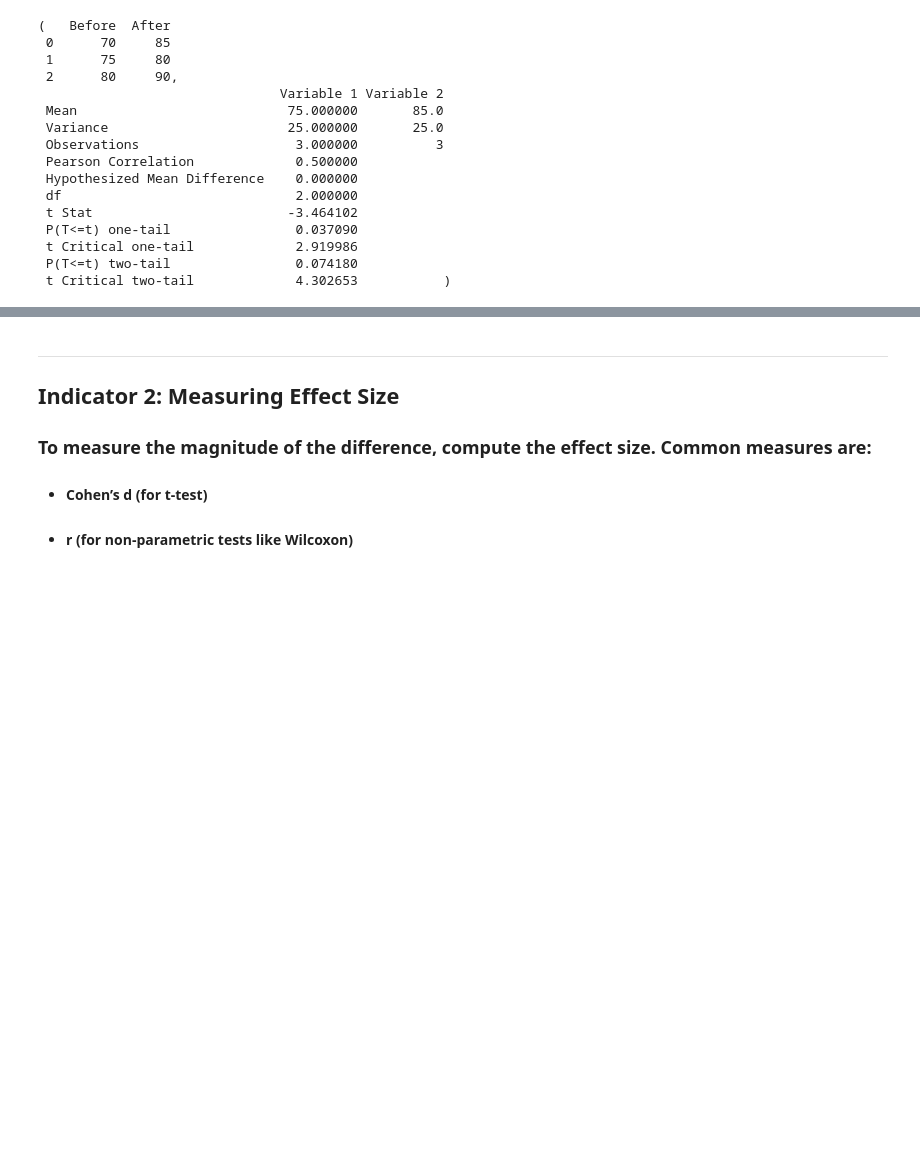
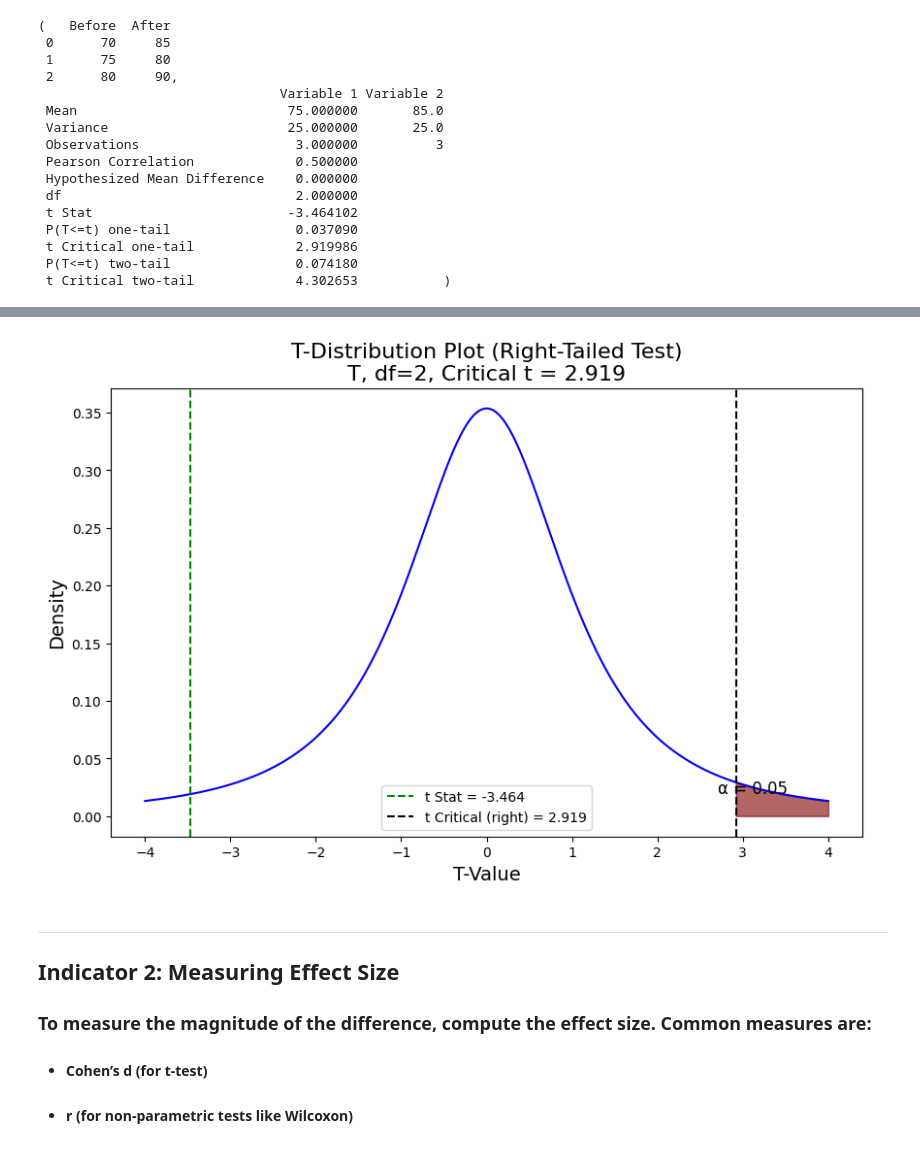
Before and after one commit to silverstory/mabc202-topic-ajm, a Jupyter notebook: presentation-pre-post-test.ipynb, the cells around one changed output, grey strips where cells are left out. Saved outputs shown, nothing was run; the diff lists cells and outputs as text; code cells hidden in the pictures; blank space fills up the shorter version.

```diff
--- a/presentation-pre-post-test.ipynb
+++ b/presentation-pre-post-test.ipynb
@@ -433,3 +452,64 @@ data_df, ttest_df
+# %%
+import pandas as pd
+import numpy as np
+import matplotlib.pyplot as plt
+import seaborn as sns
+from scipy import stats
+
+# Data
+before = np.array([70, 75, 80])
+after = np.array([85, 80, 90])
+
+# Create the DataFrame for Before and After
+data_df = pd.DataFrame({
+    'Before': before,
+    'After': after
+})
+
+# Calculating statistics
+mean_before = np.mean(before)
+mean_after = np.mean(after)
+variance_before = np.var(before, ddof=1)
+variance_after = np.var(after, ddof=1)
+observations = len(before)
+pearson_corr = np.corrcoef(before, after)[0, 1]
+t_stat, p_value_two_tailed = stats.ttest_rel(before, after)
+df = observations - 1
+p_value_one_tailed = p_value_two_tailed / 2
+
+# Manually setting the critical t-value for the right-tailed test
+t_critical_one_tail = 2.919
+
+# Plotting the t-distribution with the right-tailed critical region
+x = np.linspace(-4, 4, 1000)
+y = stats.t.pdf(x, df)
+
+plt.figure(figsize=(10, 6))
+sns.lineplot(x=x, y=y, color='blue')
+
+# Shade the right-tail critical region (positive)
+x_fill_right = np.linspace(t_critical_one_tail, 4, 500)
+y_fill_right = stats.t.pdf(x_fill_right, df)
+plt.fill_between(x_fill_right, y_fill_right, color='maroon', alpha=0.6)
+
+# Mark the t-stat value on the plot
+plt.axvline(t_stat, color='green', linestyle='--', label=f't Stat = {round(t_stat, 3)}')
+
+# Annotate the t-critical value and alpha level
+plt.text(t_critical_one_tail + 0.2, 0.02, 'α = 0.05', fontsize=12, ha='center')
+plt.axvline(t_critical_one_tail, color='black', linestyle='--',
+            label=f't Critical (right) = {round(t_critical_one_tail, 3)}')
+
+# Labels and title
+plt.title(f'T-Distribution Plot (Right-Tailed Test)\nT, df={df}, Critical t = {t_critical_one_tail}', fontsize=16)
+plt.xlabel('T-Value', fontsize=14)
+plt.ylabel('Density', fontsize=14)
+plt.legend()
+
+# Show the plot
+plt.show()
+# %% [output]
+[figure, added]
 # %% [markdown]
 ---
 
```
Also changed, not shown: parts of 9 cells of this notebook.
